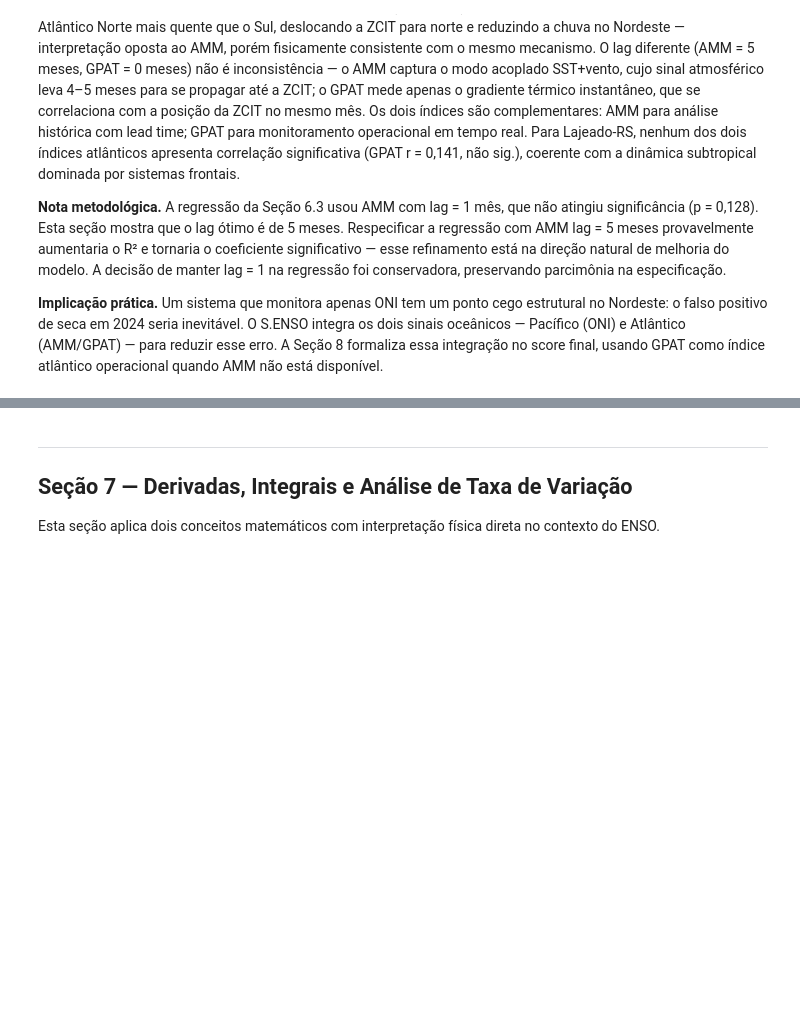
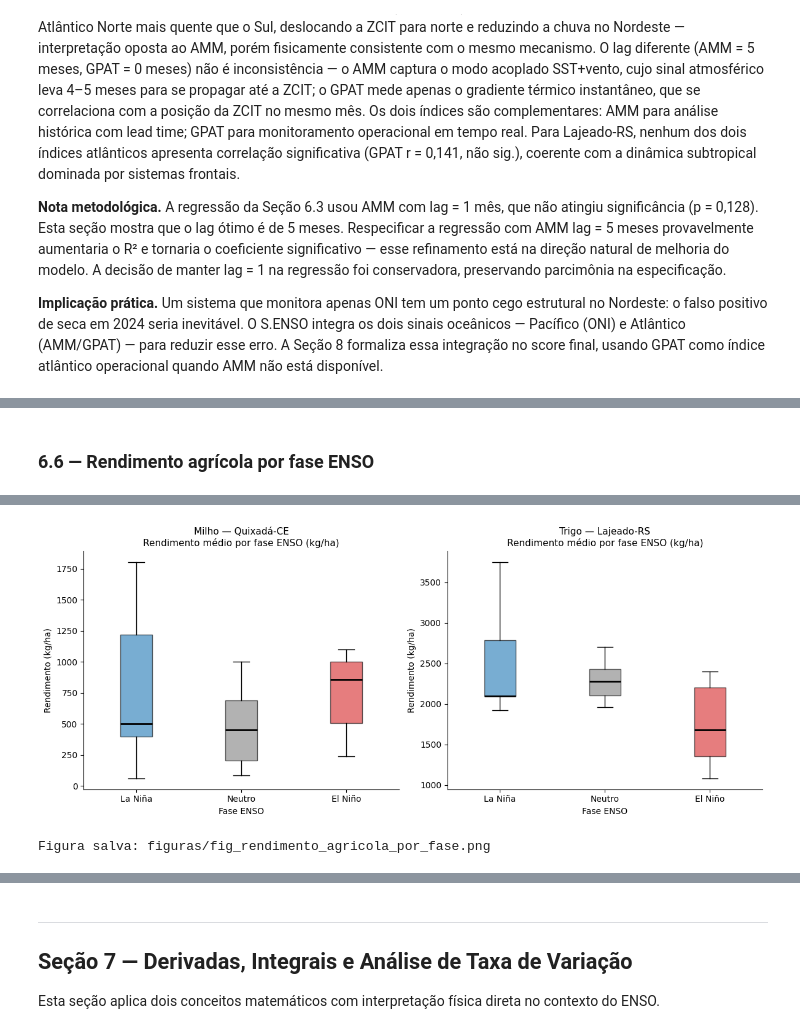
Before and after one commit to DiegoDegan/FIAP-GS2-SENSO-ElNino, a Jupyter notebook: SENSO_notebook_rascunho.ipynb, the cells around one changed output, grey strips where cells are left out. Saved outputs shown, nothing was run; the diff lists cells and outputs as text; code cells hidden in the pictures; blank space fills up the shorter version.

```diff
--- a/SENSO_notebook_rascunho.ipynb
+++ b/SENSO_notebook_rascunho.ipynb
@@ -699,6 +699,16 @@ df_mensal = df_mensal.merge(
     how='left'
 )
 
+# Simplificação da fase ENSO para dummies
+def simplificar_fase(fase):
+    if 'El Niño' in fase:
+        return 'El Niño'
+    elif 'La Niña' in fase:
+        return 'La Niña'
+    return 'Neutro'
+
+df_mensal['Fase_Simples'] = df_mensal['Fase_ENSO'].apply(simplificar_fase)
+
 print('Dataset mensal integrado:')
 print(f'  Registros totais: {len(df_mensal)}')
 print(f'  Municípios: {df_mensal["Municipio"].unique()}')
@@ -1471,0 +1621,62 @@ Lag correlation GPAT × Precipitação:
+# %% [markdown]
+### 6.6 — Rendimento agrícola por fase ENSO
+# %%
+# ── 6.6 Rendimento agrícola IBGE/PAM por fase ENSO ───────────────────────
+
+pam = pd.read_csv('data/raw/producao_agricola.csv', encoding='utf-8-sig', skiprows=2)
+pam.columns = ['Variavel', 'Ano', 'Produto', 'Quixada_CE', 'Lajeado_RS']
+
+# Filtrar só rendimento médio
+pam = pam[pam['Variavel'].str.contains('Rendimento', na=False)].copy()
+pam['Ano'] = pd.to_numeric(pam['Ano'], errors='coerce')
+pam['Quixada_CE'] = pd.to_numeric(pam['Quixada_CE'].astype(str).str.replace(',', '.').str.strip(), errors='coerce')
+pam['Lajeado_RS'] = pd.to_numeric(pam['Lajeado_RS'].astype(str).str.replace(',', '.').str.strip(), errors='coerce')
+pam = pam.dropna(subset=['Ano'])
+pam['Ano'] = pam['Ano'].astype(int)
+
+oni_anual['Fase_Simples'] = oni_anual['Fase_ENSO'].apply(fase_simples)
+milho = milho.merge(oni_anual[['Ano', 'Fase_Simples']], on='Ano', how='inner')
+trigo = trigo.merge(oni_anual[['Ano', 'Fase_Simples']], on='Ano', how='inner')
+
+# Milho (Quixadá) e Trigo (Lajeado)
+milho = pam[pam['Produto'].str.contains('Milho', na=False)][['Ano', 'Quixada_CE']].rename(columns={'Quixada_CE': 'Rendimento'})
+trigo = pam[pam['Produto'].str.contains('Trigo', na=False)][['Ano', 'Lajeado_RS']].rename(columns={'Lajeado_RS': 'Rendimento'})
+
+# Merge com ONI anual (limitar ao período com dados de precipitação: a partir de 2006)
+milho = milho.merge(oni_anual[['Ano', 'Fase_Simples']], on='Ano', how='inner')
+trigo = trigo.merge(oni_anual[['Ano', 'Fase_Simples']], on='Ano', how='inner')
+
+# Tabela comparativa
+print("=== Rendimento médio milho Quixadá-CE (kg/ha) por fase ENSO ===")
+print(milho.groupby('Fase_Simples')['Rendimento'].agg(['mean', 'median', 'std', 'count']).round(0).to_string())
+print()
+print("=== Rendimento médio trigo Lajeado-RS (kg/ha) por fase ENSO ===")
+print(trigo.groupby('Fase_Simples')['Rendimento'].agg(['mean', 'median', 'std', 'count']).round(0).to_string())
+
+# Figura: boxplots rendimento por fase
+fig, axes = plt.subplots(1, 2, figsize=(12, 5))
+ordem_fases = ['La Niña', 'Neutro', 'El Niño']
+
+for ax, df_plot, cultura, municipio, col_y in zip(
+    axes,
+    [milho, trigo],
+    ['Milho', 'Trigo'],
+    ['Quixadá-CE', 'Lajeado-RS'],
+    ['Rendimento', 'Rendimento']
+):
+    dados_box = [df_plot[df_plot['Fase_Simples'] == f][col_y].dropna().values for f in ordem_fases]
+    bp = ax.boxplot(dados_box, labels=ordem_fases, patch_artist=True,
+                    medianprops=dict(color='black', linewidth=2))
+    for patch, fase in zip(bp['boxes'], ordem_fases):
+        patch.set_facecolor(cores.get(fase, 'gray'))
+        patch.set_alpha(0.6)
+    ax.set_title(f'{cultura} — {municipio}\nRendimento médio por fase ENSO (kg/ha)', fontsize=11)
+    ax.set_ylabel('Rendimento (kg/ha)')
+    ax.set_xlabel('Fase ENSO')
+    ax.spines[['top', 'right']].set_visible(False)
+
+plt.tight_layout()
+plt.savefig('figuras/fig_rendimento_agricola_por_fase.png', dpi=150, bbox_inches='tight')
+plt.show()
+print("Figura salva: figuras/fig_rendimento_agricola_por_fase.png")
+# %% [output]
@@ -1471,0 +1696,2 @@ Lag correlation GPAT × Precipitação:
+[figure, added]
+Figura salva: figuras/fig_rendimento_agricola_por_fase.png
```
Also changed, not shown: parts of 5 cells of this notebook, 4 other files.
